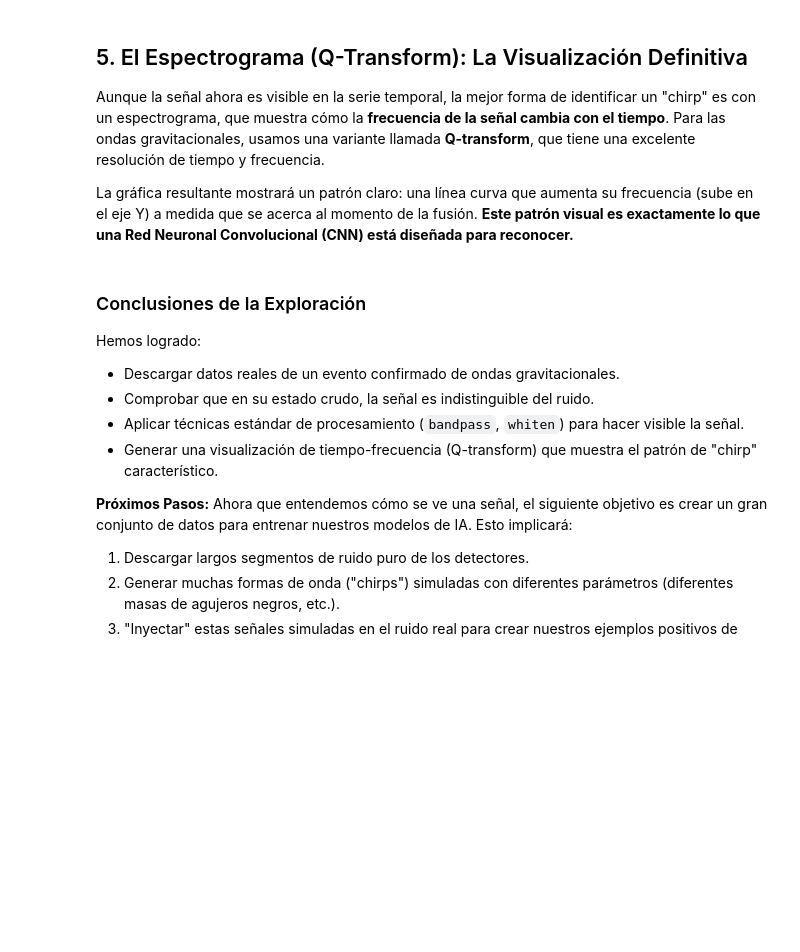
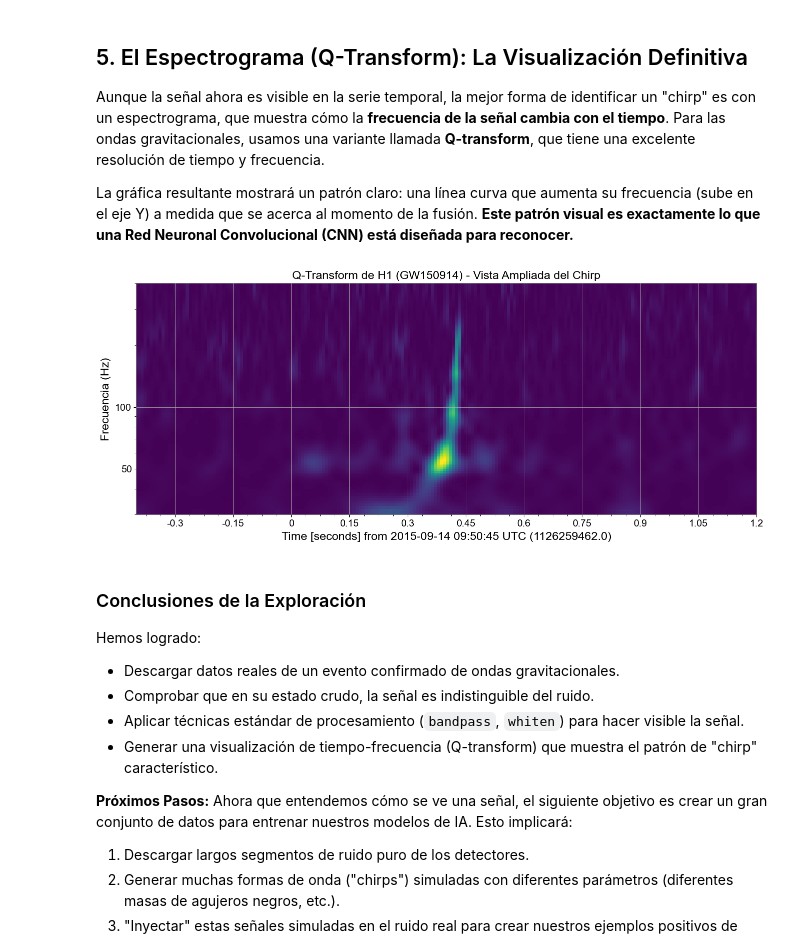
Before and after one commit to Javitax47/TFG_GravitationalWaves_AI, a Jupyter notebook: notebooks/01_Data_Exploration.ipynb, the cells around one changed output. Saved outputs shown, nothing was run; the diff lists cells and outputs as text; code cells hidden in the pictures; blank space fills up the shorter version.

```diff
--- a/notebooks/01_Data_Exploration.ipynb
+++ b/notebooks/01_Data_Exploration.ipynb
@@ -116,3 +126,27 @@ plt.show()
+# %%
+# --- Paso 5 Modificado: Ampliando la vista del Chirp ---
+
+# Usamos los mismos datos y la misma Q-transform que antes
+q_transform_h1 = h1_cleaned.q_transform(frange=(30, 400), qrange=(8, 16), tres=1/128., fres=1)
+
+# Para ampliar la vista, ajustaremos el tamaño de la figura (más ancha)
+# y estableceremos los límites del eje X para hacer zoom en el evento.
+fig = q_transform_h1.plot(figsize=(16, 6), cmap='viridis') # Figura más ancha para enfatizar el tiempo
+ax = fig.gca()
+ax.set_title("Q-Transform de H1 (GW150914) - Vista Ampliada del Chirp")
+ax.set_ylabel("Frecuencia (Hz)")
+ax.set_yscale('log')
+
+# --- La clave está aquí: hacer zoom en el eje de tiempo ---
+# El evento ocurre en t = 1126259462.4. Nos centraremos en un intervalo
+# de solo 0.8 segundos alrededor de ese punto para ver el chirp en detalle.
+t_event = 1126259462.4
+ax.set_xlim(t_event - 0.8, t_event + 0.8)
+
+ax.grid(True)
+plt.show()
+# %% [output]
+[figure, added]
 # %% [markdown]
 ### Conclusiones de la Exploración
 
```
Also changed, not shown: parts of 5 cells of this notebook, 1 other file.
